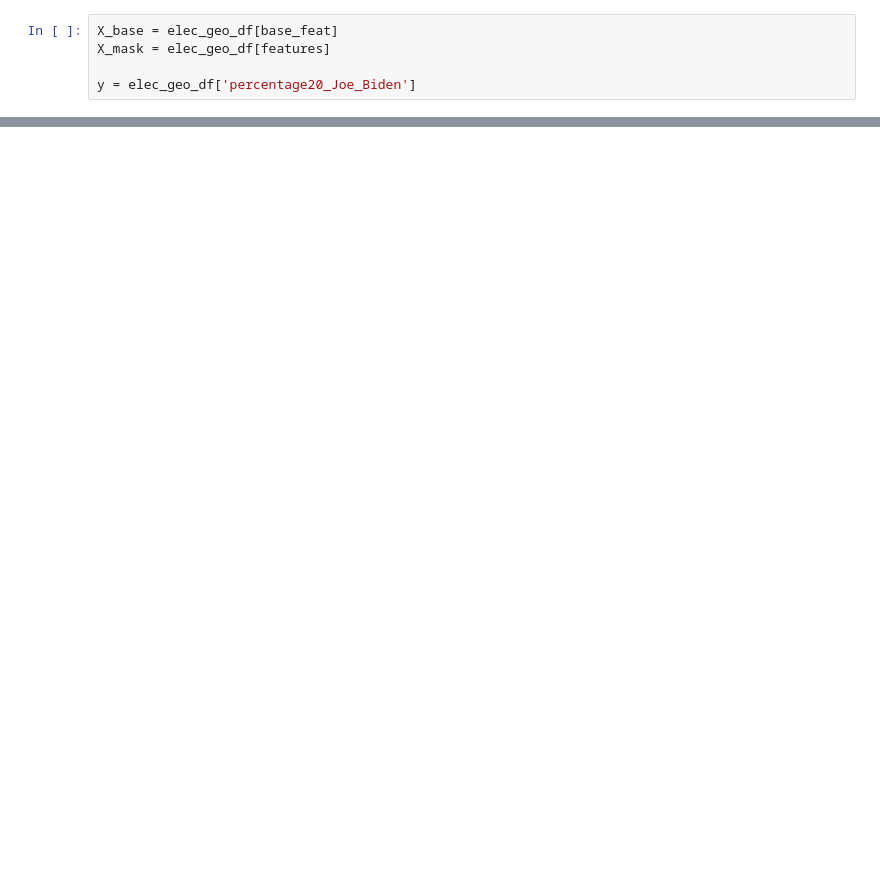
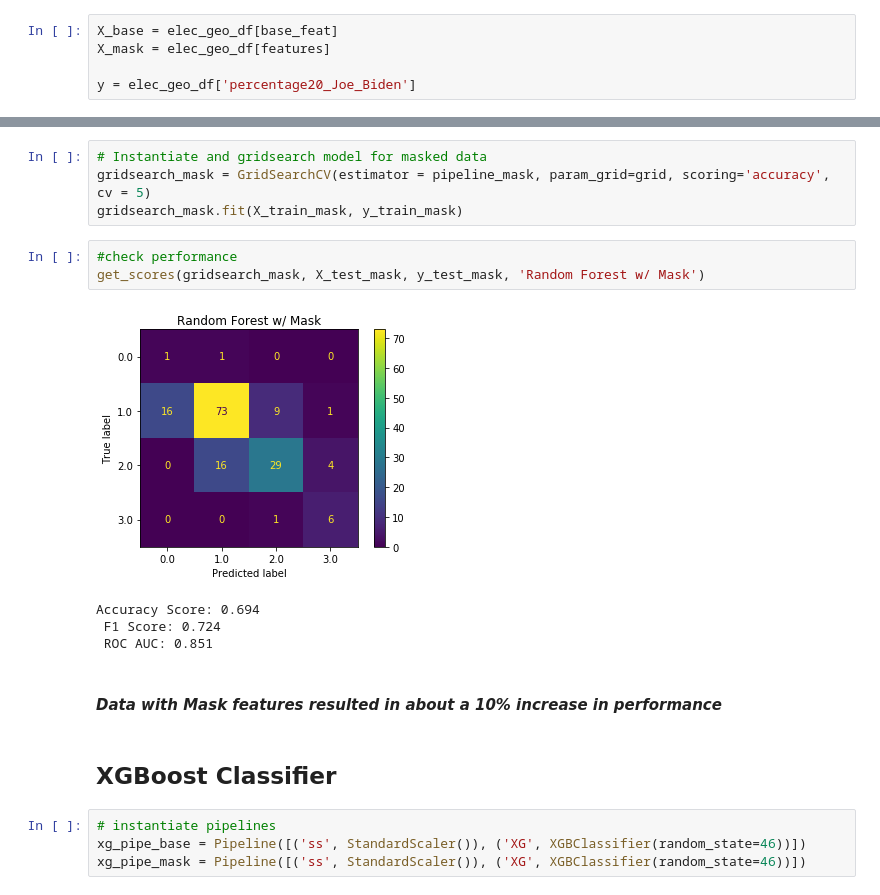
Before and after one commit to datascisteven/The-Masked-Politic, a Jupyter notebook: the_masked_politican.ipynb, the cells around one changed output, grey strips where cells are left out. Saved outputs shown, nothing was run; the diff lists cells and outputs as text; blank space fills up the shorter version.

```diff
--- a/the_masked_politican.ipynb
+++ b/the_masked_politican.ipynb
@@ -335,0 +288,20 @@ get_scores(lr_pipe_mask, X_test_mask, y_test_mask)
+# %%
+# Instantiate and gridsearch model for masked data
+gridsearch_mask = GridSearchCV(estimator = pipeline_mask, param_grid=grid, scoring='accuracy', cv = 5)
+gridsearch_mask.fit(X_train_mask, y_train_mask)
+# %%
+#check performance
+get_scores(gridsearch_mask, X_test_mask, y_test_mask, 'Random Forest w/ Mask')
+# %% [output]
+[figure, added]
+Accuracy Score: 0.694
+ F1 Score: 0.724
+ ROC AUC: 0.851
+# %% [markdown]
+#### _Data with Mask features resulted in about a 10% increase in performance_
+# %% [markdown]
+## XGBoost Classifier
+# %%
+# instantiate pipelines
+xg_pipe_base = Pipeline([('ss', StandardScaler()), ('XG', XGBClassifier(random_state=46))])
+xg_pipe_mask = Pipeline([('ss', StandardScaler()), ('XG', XGBClassifier(random_state=46))])
```
Also changed, not shown: parts of 50 cells of this notebook.
